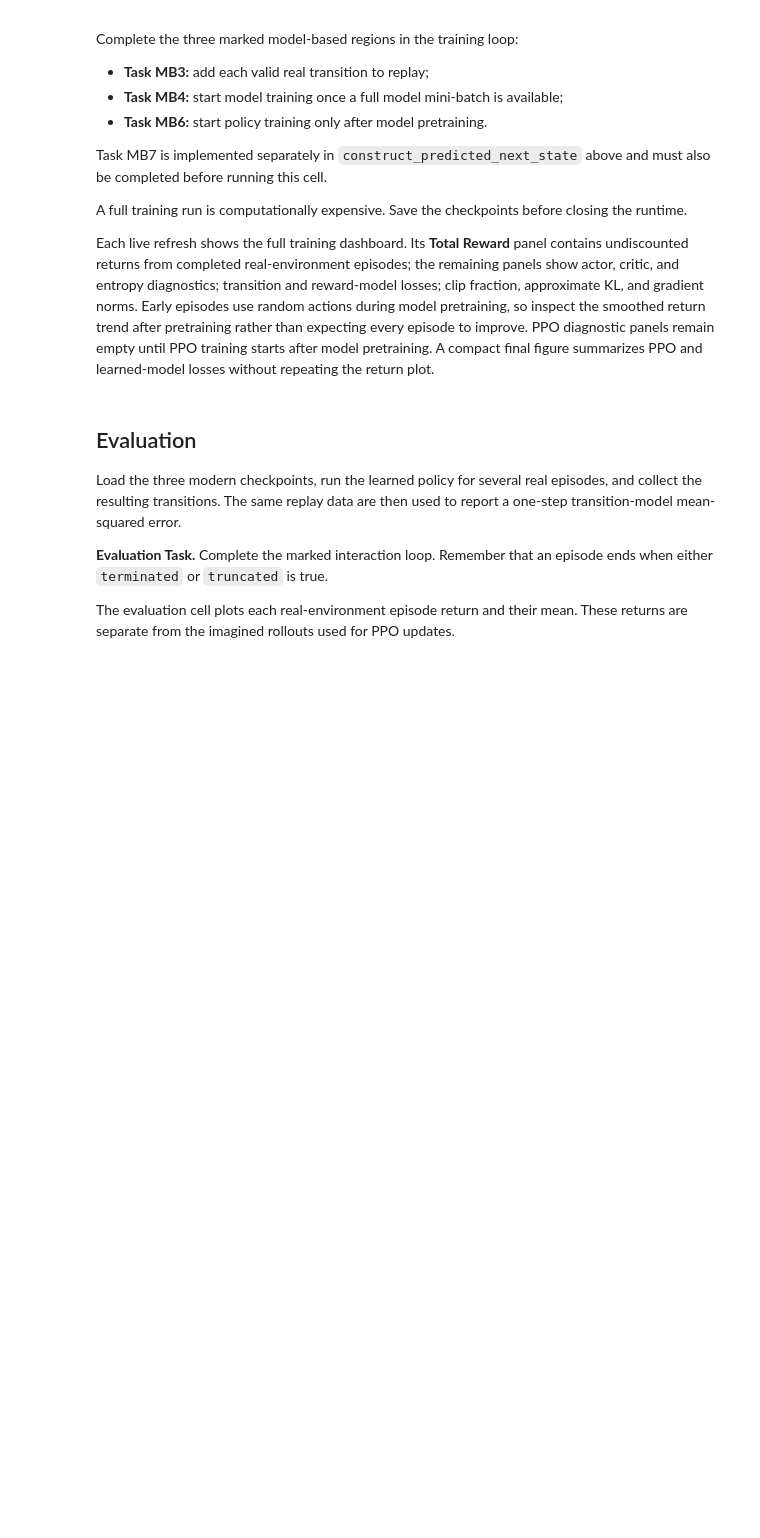
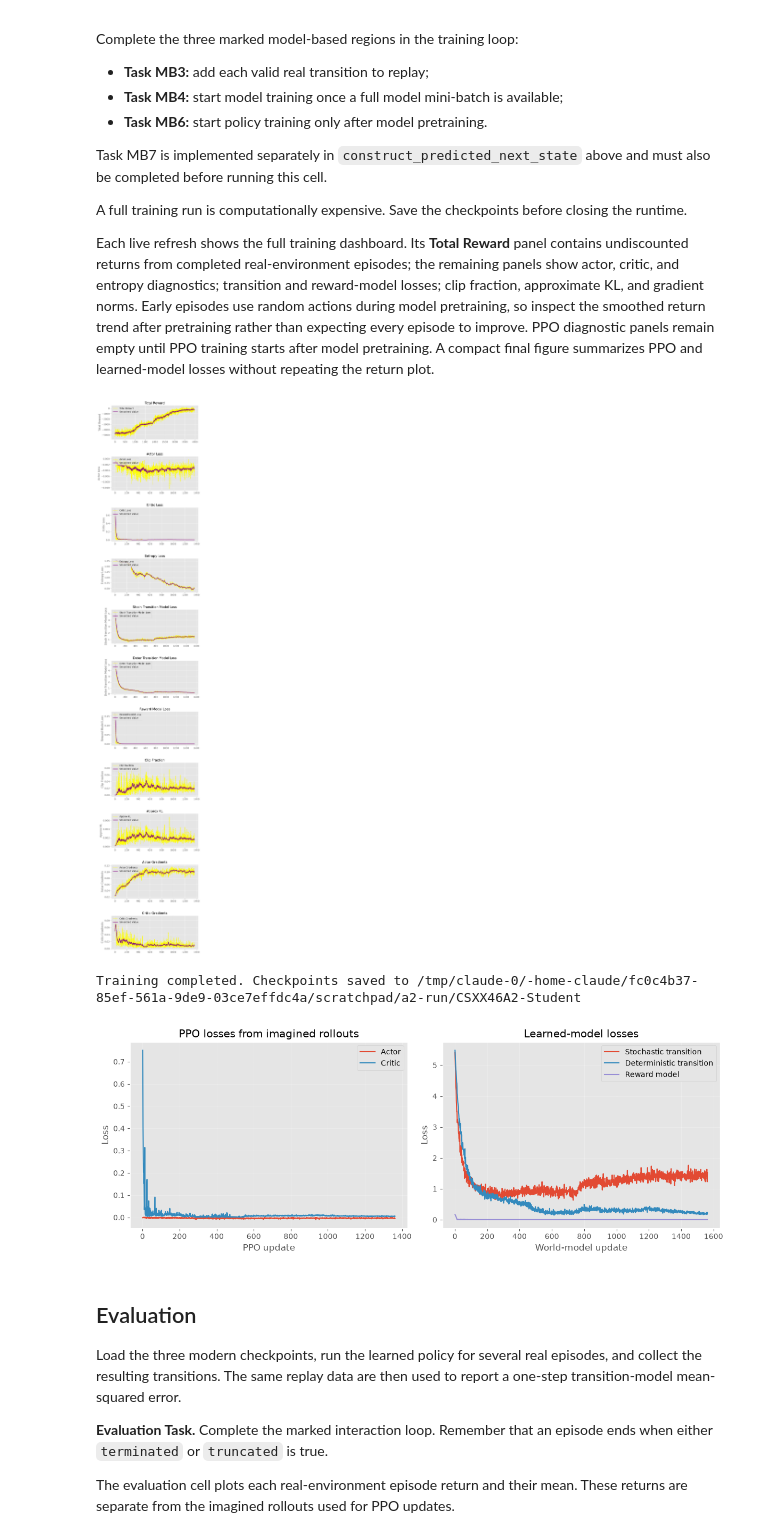
Before and after one commit to ziqiang2344/CSXX46-A2-S1AY2627, a Jupyter notebook: Model-BasedRL-Template.ipynb, the cells around one changed output. Drawn from its saved outputs; the diff is of its cells as text; code cells hidden in the pictures; blank space fills up the shorter version.

```diff
--- a/Model-BasedRL-Template.ipynb
+++ b/Model-BasedRL-Template.ipynb
@@ -557,9 +556,9 @@ def compute_gae(
 
         ### ------------- PPO TASK 2 ------------- ###
         ### ----- YOUR CODES START HERE ------ ###
-        delta = ?
-        last_gae = ?
-        advantages[t] = ?
+        delta = rewards[t] + gamma * next_value * next_nonterminal - values[t]
+        last_gae = delta + gamma * gae_lambda * next_nonterminal * last_gae
+        advantages[t] = last_gae
         ### ------ YOUR CODES END HERE ------- ###
     return advantages, advantages + values
 
@@ -567,7 +566,7 @@ def compute_gae(
 def get_ratio(new_logprobs, old_logprobs):
     ### ------------- PPO TASK 3.1.1 ------------- ###
     ### ----- YOUR CODES START HERE ------ ###
-    ratio = ?
+    ratio = torch.exp(new_logprobs - old_logprobs)
     ### ------ YOUR CODES END HERE ------- ###
     return ratio
 
@@ -575,9 +574,9 @@ def get_ratio(new_logprobs, old_logprobs):
 def get_policy_objective(advantages, ratio, clip_coef=CLIP_COEF):
     ### ------------- PPO TASK 3.1.2 ------------- ###
     ### ----- YOUR CODES START HERE ------ ###
-    unclipped = ?
-    clipped = ?
-    objective = ?
+    unclipped = ratio * advantages
+    clipped = torch.clamp(ratio, 1.0 - clip_coef, 1.0 + clip_coef) * advantages
+    objective = torch.minimum(unclipped, clipped).mean()
     ### ------ YOUR CODES END HERE ------- ###
     return objective
 
@@ -585,10 +584,10 @@ def get_policy_objective(advantages, ratio, clip_coef=CLIP_COEF):
 def get_value_loss(values, values_old, returns):
     ### ------------- PPO TASK 3.2 ------------- ###
     ### ----- YOUR CODES START HERE ------ ###
-    value_loss_unclipped = ?
-    values_clipped = ?
-    value_loss_clipped = ?
-    loss = ?
+    value_loss_unclipped = (values - returns) ** 2
+    values_clipped = values_old + torch.clamp(values - values_old, -CLIP_COEF, CLIP_COEF)
+    value_loss_clipped = (values_clipped - returns) ** 2
+    loss = 0.5 * torch.maximum(value_loss_unclipped, value_loss_clipped).mean()
     ### ------ YOUR CODES END HERE ------- ###
     return loss
 
@@ -602,7 +601,11 @@ def get_total_loss(
 ):
     ### ------------- PPO TASK 3.3 ------------- ###
     ### ----- YOUR CODES START HERE ------ ###
-    loss = ?
+    loss = (
+        -policy_objective
+        + value_loss_coefficient * value_loss
+        - entropy_coefficient * entropy_objective
+    )
     ### ------ YOUR CODES END HERE ------- ###
     return loss
 # %%
@@ -789,15 +812,23 @@ def train_model_based_ppo():
 
             ### ------------- TASK MB3 ------------- ###
             ### ----- YOUR CODES START HERE ------ ###
-            # Add each valid vector-environment transition with add_to_replay_buffer(...).
-            ?
+            for env_index in range(NUM_ENVS):
+                if valid_transition[env_index]:
+                    add_to_replay_buffer(
+                        replay_buffer,
+                        real_observation[env_index],
+                        real_action[env_index],
+                        normalized_reward[env_index],
+                        transition_next_observation[env_index],
+                        done[env_index],
+                    )
             ### ------ YOUR CODES END HERE ------- ###
 
             real_observation = transition_next_observation
 
         ### ------------- TASK MB4 ------------- ###
         ### ----- YOUR CODES START HERE ------ ###
-        train_world_model = ?
+        train_world_model = len(replay_buffer) >= MODEL_BATCH_SIZE
         ### ------ YOUR CODES END HERE ------- ###
 
         if train_world_model:
@@ -830,7 +861,7 @@ def train_model_based_ppo():
 
         ### ------------- TASK MB6 ------------- ###
         ### ----- YOUR CODES START HERE ------ ###
-        train_agent = ?
+        train_agent = iteration > PRETRAIN_ITERATIONS
         ### ------ YOUR CODES END HERE ------- ###
 
         if train_agent:
@@ -947,33 +978,37 @@ def train_model_based_ppo():
                 actor_gradients_total / update_count
             )
             history["Critic Gradients"].append(
                 critic_gradients_total / update_count
             )
 
         latest_reward = (
             history["Total Reward"][-1] if history["Total Reward"] else float("nan")
         )
         progress_bar.set_postfix(
             replay=len(replay_buffer), episode_reward=latest_reward
         )
         should_plot_dashboard = bool(history["Total Reward"]) and (
             not first_return_plot_shown
             or (PLOT_EVERY and iteration % PLOT_EVERY == 0)
             or iteration == NUM_ITERATIONS
         )
         if should_plot_dashboard:
             plot_live_training_dashboard(history)
             first_return_plot_shown = True
 
     torch.save(agent.state_dict(), ASSIGNMENT_DIR / "model_based_agent.pth")
     torch.save(transition_model.state_dict(), ASSIGNMENT_DIR / "transition_model.pth")
     torch.save(reward_model.state_dict(), ASSIGNMENT_DIR / "reward_model.pth")
     print(f"Training completed. Checkpoints saved to {ASSIGNMENT_DIR}")
     return history
 
 
 training_history = train_model_based_ppo()
 plot_training_diagnostics(training_history)
+# %% [output]
+[figure, added]
+Training completed. Checkpoints saved to /tmp/claude-0/-home-claude/fc0c4b37-85ef-561a-9de9-03ce7effdc4a/scratchpad/a2-run/CSXX46A2-Student
+[figure, added]
 # %% [markdown]
 ## Evaluation
 
```
Also changed, not shown: parts of 6 cells of this notebook, 3 other files.
